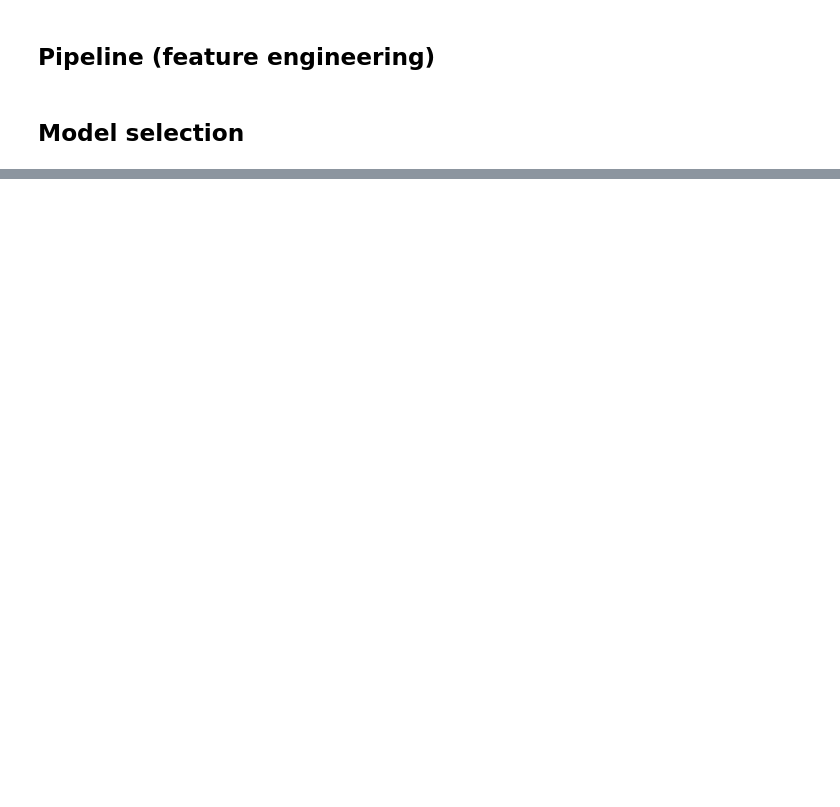
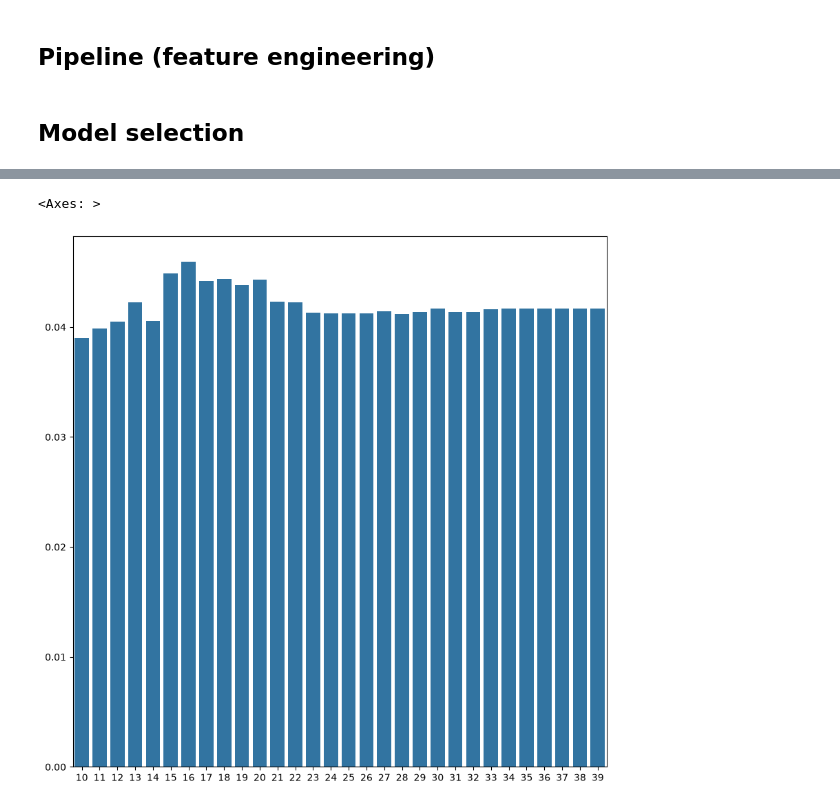
Before and after one commit to luke235422/Freddie-Mac-ML-progect, a Jupyter notebook: model_1.ipynb, the cells around one changed output, grey strips where cells are left out. Drawn from its saved outputs; the diff is of its cells as text; code cells hidden in the pictures; blank space fills up the shorter version.

```diff
--- a/model_1.ipynb
+++ b/model_1.ipynb
@@ -783,0 +811,33 @@ AttributeError: Rectangle.set() got an unexpected keyword argument 'labels'
+# %%
+xgb_model_RFE = XGBClassifier(
+    n_estimators=100,
+    learning_rate=0.1,
+    max_depth=3,
+
+    eval_metric="auc",
+    random_state=42,
+    n_jobs=-1
+)
+
+
+for i in [16]:
+
+    selector = RFE(estimator=xgb_model_RFE,n_features_to_select=i,step=3)
+
+    pipeline = Pipeline(steps=[
+            ("new features",feature_creator),
+            ("impute and encode",column_transformer),
+            ("selector",selector),
+            ("model",xgb_model)
+
+        ])
+    pipeline.fit(X_train,y_train)
+    y_pred = pipeline.predict_proba(X_val)[:,1]
+
+    n_feature_scores.loc[i]=average_precision_score(y_val,y_pred)
+# %%
+plt.figure(figsize=(10,10))
+sns.barplot(n_feature_scores)
+# %% [output]
+<Axes: >
+[figure, added]
```
Also changed, not shown: parts of 25 cells of this notebook.
